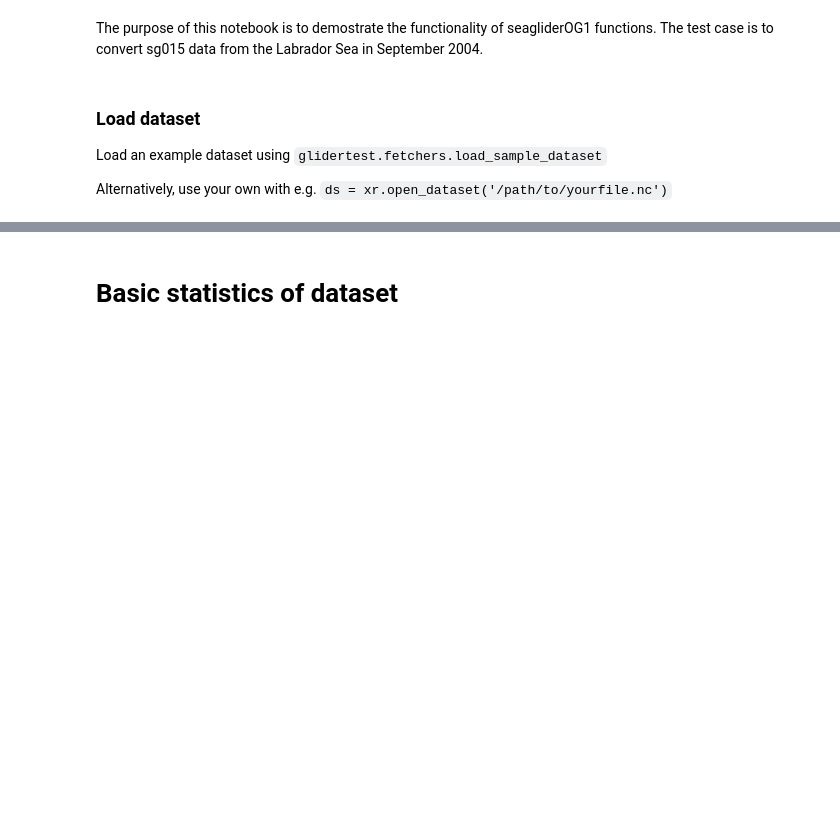
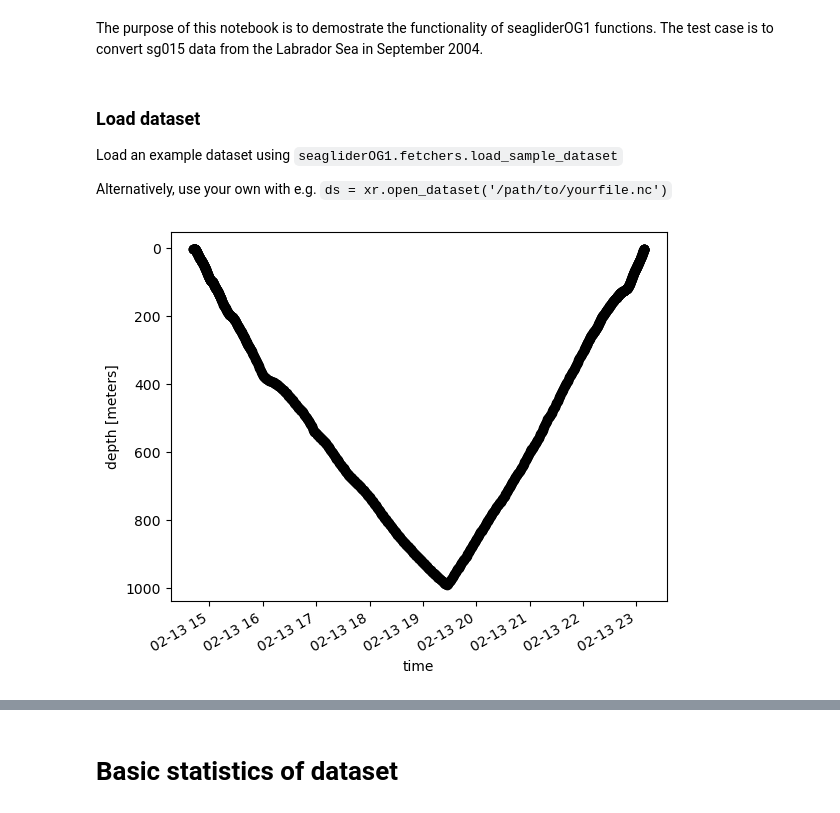
Before and after one commit to ocean-uhh/seagliderOG1, a Jupyter notebook: notebooks/demo.ipynb, the cells around one changed output, grey strips where cells are left out. Cells and saved outputs as stored; diff of their text form; code cells hidden in the pictures; blank space fills up the shorter version.

Commit message:
Added calls to the new functions in fetchers and plotters

```diff
--- a/notebooks/demo.ipynb
+++ b/notebooks/demo.ipynb
@@ -16,28 +16,23 @@ from glidertest import tools
 import xarray as xr
 
 from pathlib import Path
+# %%
+# Loads one dataset
+ds = fetchers.load_sample_dataset()
+
+# Loads all datasets
+file_list = ['p0150500_20050213.nc', 'p0150501_20050213.nc', 'p0150502_20050214.nc', 'p0150503_20050214.nc', 'p0150504_20050215.nc'];
 # %% [markdown]
 ### Load dataset
 
-Load an example dataset using `glidertest.fetchers.load_sample_dataset`
+Load an example dataset using `seagliderOG1.fetchers.load_sample_dataset`
 
 Alternatively, use your own with e.g. `ds = xr.open_dataset('/path/to/yourfile.nc')`
-# %%
-import glob
-
-input_dir = '/Users/eddifying/Dropbox/data/sg015-ncei-snippet/'
-
-file_list = sorted(glob.glob(f'{input_dir}/*.nc'))
-filenames = input_dir+'*.nc'
-# Load the data
-ds_single = xr.open_dataset(file_list[0])
 # %%
-# Code from Callum
-datasets = []
-for file in Path(input_dir).glob("*.nc"): # list all nc files in the current dir. Can replace "." with a path to your nc files
-    ds = xr.open_dataset(file)
-    ds_sg_data_point = ds.drop_dims(set(ds.dims).difference(['sg_data_point'])) # drop all dimensions other than sg_data_point
-    datasets.append(ds_sg_data_point)
+ds_all = fetchers.load_dataset_from_directory(input_dir, start_profile=500, end_profile=500)
 
-ds_all = xr.concat(datasets, dim='sg_data_point') # concatenate datasets along the dimension sg_data_point
-ds_all = ds_all.sortby('ctd_time')
+ds_all.plot.scatter(x='ctd_time', y='ctd_depth', color='black')
+plt.gca().invert_yaxis()  # Invert y-axis to have depth increasing downwards
+plt.show()
+# %% [output]
+[figure, added]
```
Also changed, not shown: parts of 4 cells of this notebook.
